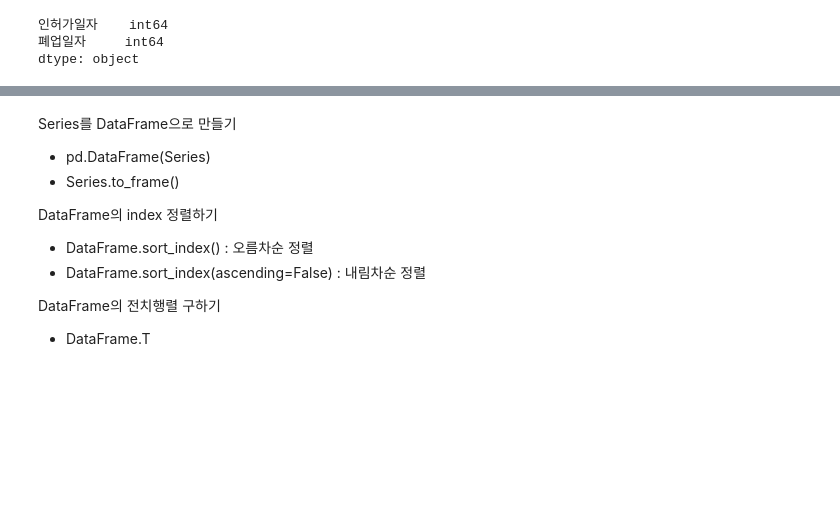
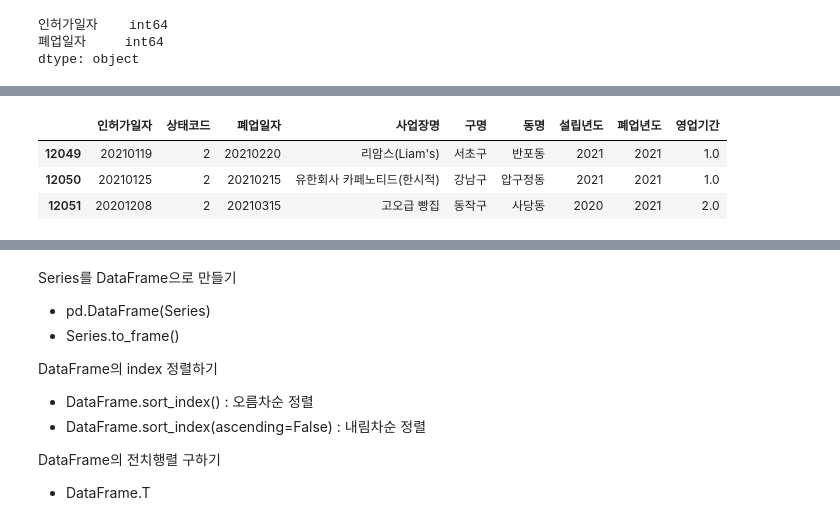
Before and after one commit to JM-world/BigData.Analysis.Article-Practical.skills, a Jupyter notebook: 1.pandas/[pandas_04]_제과점_서울_어디에_오픈할까_LAB.ipynb, the cells around one changed output, grey strips where cells are left out. Cells and saved outputs as stored; diff of their text form; code cells hidden in the pictures; blank space fills up the shorter version.

```diff
--- a/1.pandas/[pandas_04]_제과점_서울_어디에_오픈할까_LAB.ipynb
+++ b/1.pandas/[pandas_04]_제과점_서울_어디에_오픈할까_LAB.ipynb
@@ -418,3 +418,7 @@ dtype: object
 # 두 개의 컬럼이 추가된 bread의 첫 2개 행을 확인합니다.
 year = bread['인허가일자'] // 10000
 month = bread['인허가일자'] // 100 % 100
+day = bread['인허가일자'] % 100
+bread['설립년도'] = bread['인허가일자'] // 10000
+bread['폐업년도'] = bread['폐업일자'] // 10000
+bread.tail(2)
@@ -421,4 +445,13 @@ month = bread['인허가일자'] // 100 % 100
 # %%
 # [4-21] bread에 '영업기간' 컬럼을 추가합니다
-# '영업기간'은 '상태코드'가 1(=영업)인 경우 2021 - 설립년도 -1
+# '영업기간'은 '상태코드'가 1(=영업)인 경우 2021 - 설립년도 + 1
 # '상태코드'가 2(=폐업)인 경우 폐업년도 - 설립년도 + 1로 계산합니다.
+nyear = 2021
+bread.loc[bread['상태코드'] == 1, '영업기간'] = nyear - bread['설립년도'] + 1
+bread.loc[bread['상태코드'] == 2, '영업기간'] = bread['폐업년도'] - bread['설립년도'] + 1
+bread.tail(3)
+# %% [output]
+|  | 인허가일자 | 상태코드 | 폐업일자 | 사업장명 | 구명 | 동명 | 설립년도 | 폐업년도 | 영업기간 |
+| 12049 | 20210119 | 2 | 20210220 | 리암스(Liam's) | 서초구 | 반포동 | 2021 | 2021 | 1.0 |
+| 12050 | 20210125 | 2 | 20210215 | 유한회사 카페노티드(한시적) | 강남구 | 압구정동 | 2021 | 2021 | 1.0 |
+| 12051 | 20201208 | 2 | 20210315 | 고오급 빵집 | 동작구 | 사당동 | 2020 | 2021 | 2.0 |
```
Also changed, not shown: parts of 12 cells of this notebook, 1 other file.
